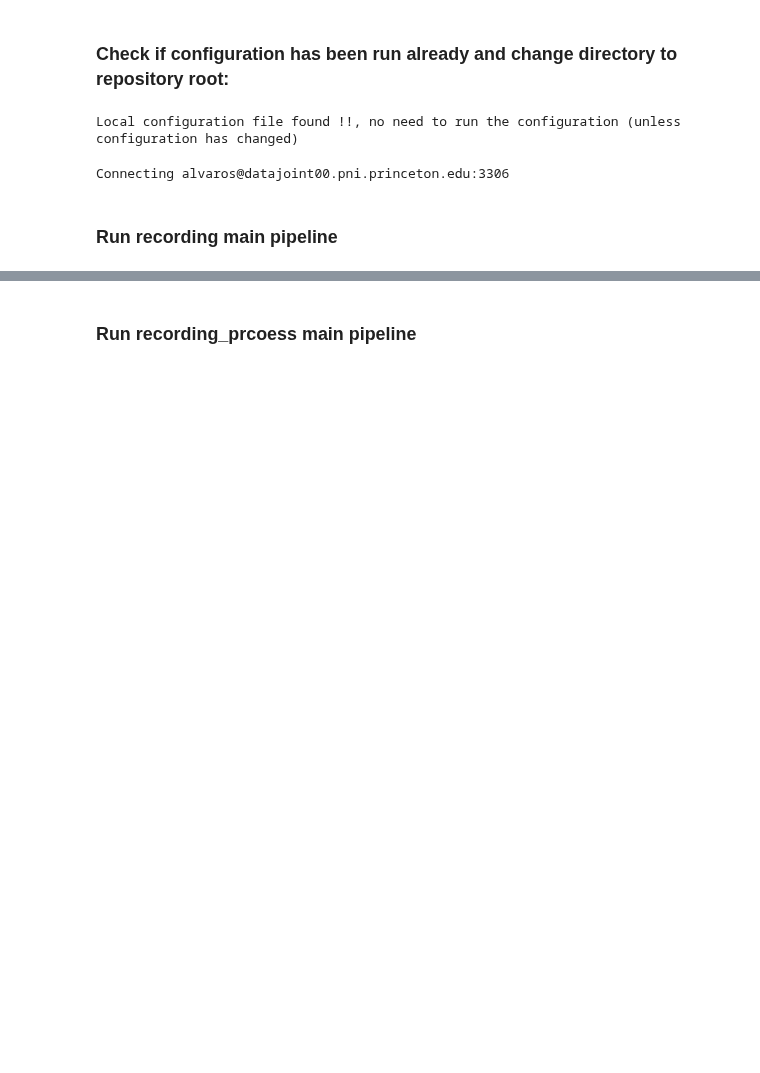
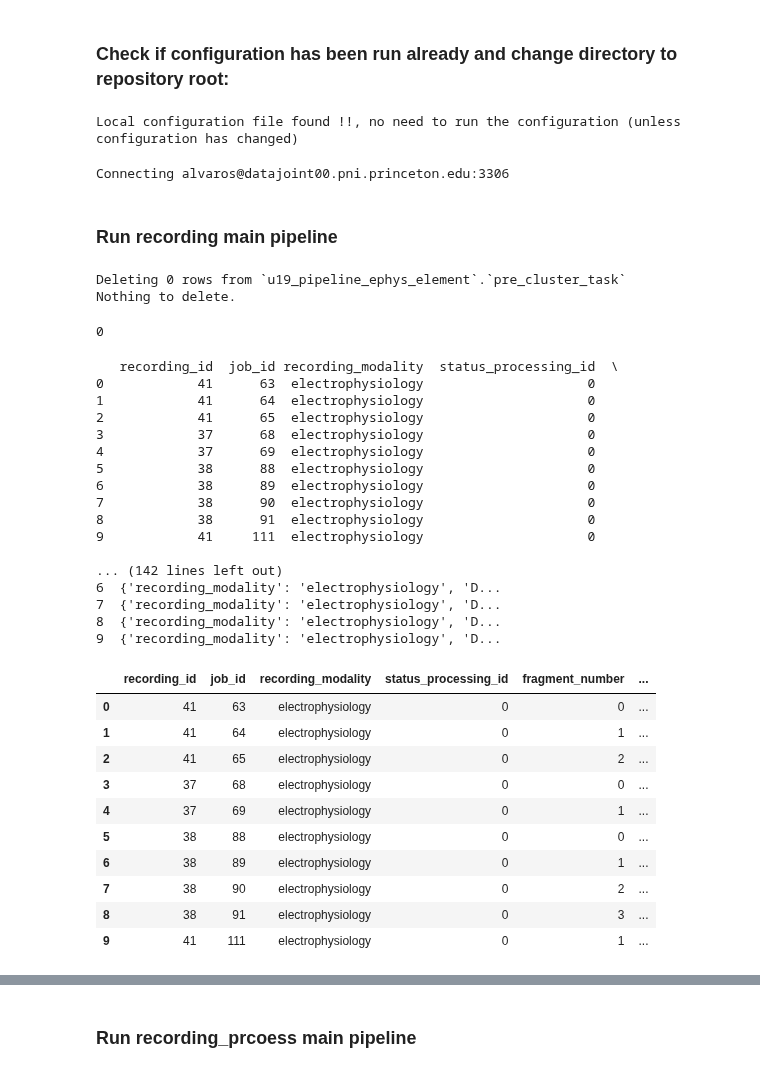
Before and after one commit to BrainCOGS/U19-pipeline-python, a Jupyter notebook: notebooks/TestAutomaticPipeline.ipynb, the cells around one changed output, grey strips where cells are left out. Drawn from its saved outputs; the diff is of its cells as text; code cells hidden in the pictures; blank space fills up the shorter version.

```diff
--- a/notebooks/TestAutomaticPipeline.ipynb
+++ b/notebooks/TestAutomaticPipeline.ipynb
@@ -23,3 +23,43 @@ from u19_pipeline import recording, recording_process
 Connecting alvaros@datajoint00.pni.princeton.edu:3306
 # %% [markdown]
 ### Run recording main pipeline
+# %%
+query = dict()
+query['recording_id'] =31
+
+(ephys_element.PreClusterTask & query).delete()
+# %% [output]
+Deleting 0 rows from `u19_pipeline_ephys_element`.`pre_cluster_task`
+Nothing to delete.
+0
+# %%
+rec_process_handler.RecProcessHandler.get_active_process_jobs()
+# %% [output]
+   recording_id  job_id recording_modality  status_processing_id  \
+0            41      63  electrophysiology                     0
+1            41      64  electrophysiology                     0
+2            41      65  electrophysiology                     0
+3            37      68  electrophysiology                     0
+4            37      69  electrophysiology                     0
+5            38      88  electrophysiology                     0
+6            38      89  electrophysiology                     0
+7            38      90  electrophysiology                     0
+8            38      91  electrophysiology                     0
+9            41     111  electrophysiology                     0
+
+... (142 lines left out)
+6  {'recording_modality': 'electrophysiology', 'D...
+7  {'recording_modality': 'electrophysiology', 'D...
+8  {'recording_modality': 'electrophysiology', 'D...
+9  {'recording_modality': 'electrophysiology', 'D...
+|  | recording_id | job_id | recording_modality | status_processing_id | fragment_number | ... |
+| 0 | 41 | 63 | electrophysiology | 0 | 0 | ... |
+| 1 | 41 | 64 | electrophysiology | 0 | 1 | ... |
+| 2 | 41 | 65 | electrophysiology | 0 | 2 | ... |
+| 3 | 37 | 68 | electrophysiology | 0 | 0 | ... |
+| 4 | 37 | 69 | electrophysiology | 0 | 1 | ... |
+| 5 | 38 | 88 | electrophysiology | 0 | 0 | ... |
+| 6 | 38 | 89 | electrophysiology | 0 | 1 | ... |
+| 7 | 38 | 90 | electrophysiology | 0 | 2 | ... |
+| 8 | 38 | 91 | electrophysiology | 0 | 3 | ... |
+| 9 | 41 | 111 | electrophysiology | 0 | 1 | ... |
```
Also changed, not shown: parts of 3 cells of this notebook, 4 other files.
